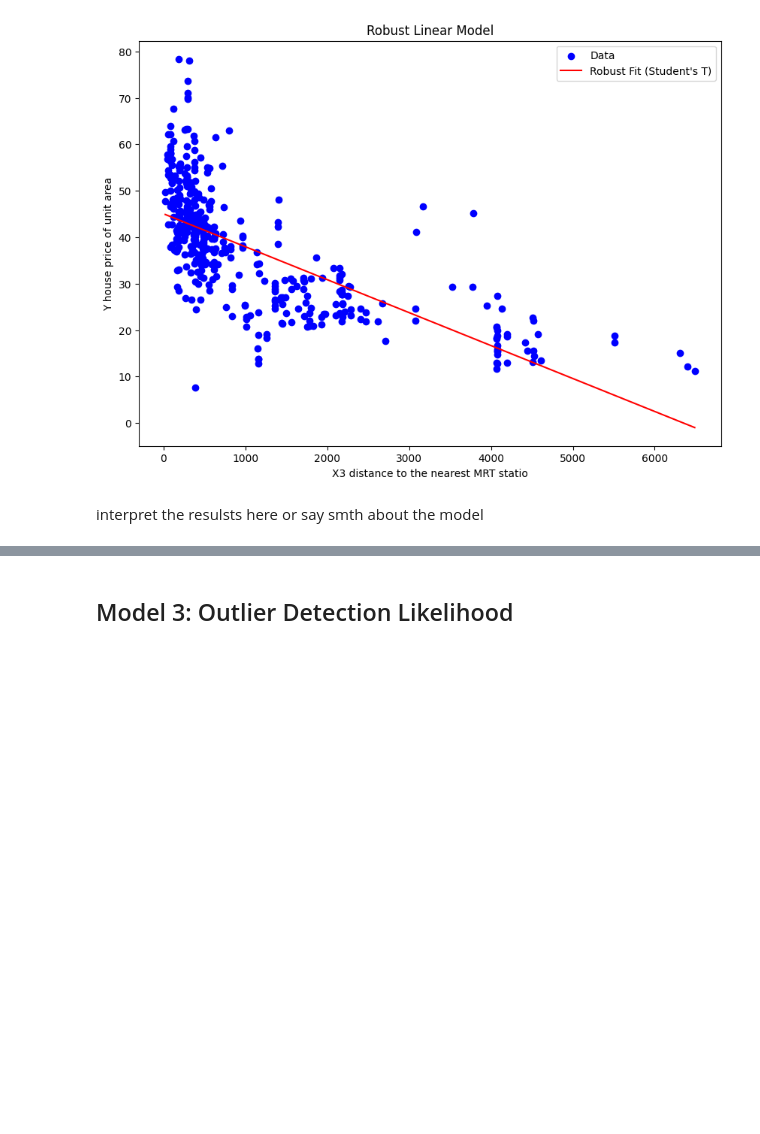
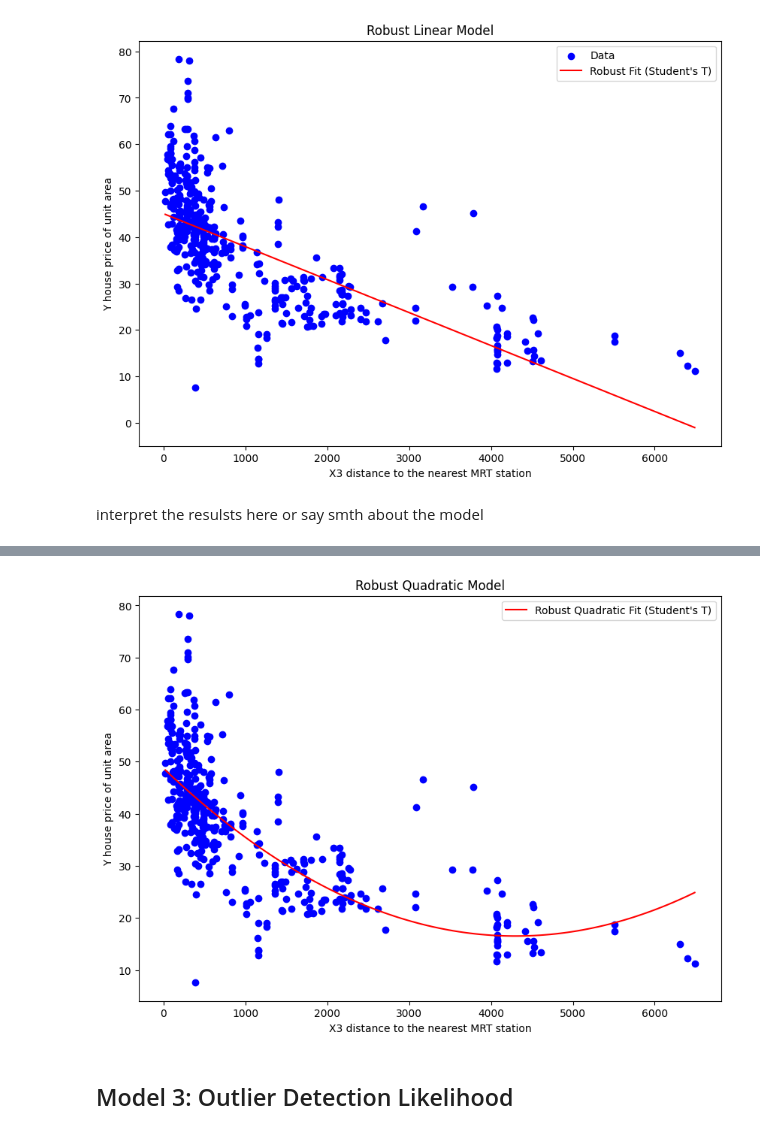
Before and after one commit to MacBeth-M/CS146-Project-1---Linear-Regression, a Jupyter notebook: CS146LinearRegression.ipynb, the cells around one changed output, grey strips where cells are left out. Cells and saved outputs as stored; diff of their text form; code cells hidden in the pictures; blank space fills up the shorter version.

```diff
--- a/CS146LinearRegression.ipynb
+++ b/CS146LinearRegression.ipynb
@@ -219,11 +297,14 @@ with pm.Model() as robust_quadratic_model:
     mu = a + b * real_estate['X3 distance to the nearest MRT station'] + c * real_estate['X3 distance to the nearest MRT station']**2
 
     # Robust likelihood using Student's T distribution
-    unit_price = pm.StudentT('unit_price', mu=mu, nu=nu, sigma=sigma,
-                          observed=real_estate['Y house price of unit area'])
+    unit_price = pm.StudentT('unit_price', mu=mu, nu=nu, sigma=sigma, observed=real_estate['Y house price of unit area'])
 
     # Sampling
     robust_quadratic_trace = pm.sample(tune=1000, draws=1000, chains=2)
+
+
+# Results
+print(az.summary(robust_quadratic_trace, var_names=['a', 'b', 'c', 'nu', 'sigma']))
 # %% [output]
 Auto-assigning NUTS sampler...
 Initializing NUTS using jitter+adapt_diag...
@@ -238,29 +331,30 @@ ValueError: Not enough samples to build a trace.
 # %%
 # Compute mean values for the parameters
 a3_samples = robust_quadratic_trace.posterior['a'].values
 b3_samples = robust_quadratic_trace.posterior['b'].values
 c3_samples = robust_quadratic_trace.posterior['c'].values
 
 a3_mean = a3_samples.mean()
 b3_mean = b3_samples.mean()
 c3_mean = c3_samples.mean()
 
 # Generate predicted values using the mean parameter estimates
-x_vals3 = np.linspace(min(real_estate['X3 distance to the nearest MRT station']),
+x_vals = np.linspace(min(real_estate['X3 distance to the nearest MRT station']),
                      max(real_estate['X3 distance to the nearest MRT station']), 100)
-y_vals_robust_quadratic = a3_mean + b3_mean * x_vals3 + c3_mean * x_vals3**2
+y_vals_robust_quadratic = a3_mean + b3_mean * x_vals + c3_mean * x_vals**2
 
 # Plot the data with the line of best fit
 plt.figure(figsize=(10, 7))
 plt.scatter(real_estate['X3 distance to the nearest MRT station'],
-            real_estate['tax_revenue'],
-            c='blue', label='Data')
+            real_estate['Y house price of unit area'], c = 'blue')
 plt.plot(x_vals, y_vals_robust_quadratic, c='red', label='Robust Quadratic Fit (Student\'s T)')
 plt.title('Robust Quadratic Model')
 plt.xlabel('X3 distance to the nearest MRT station')
 plt.ylabel('Y house price of unit area')
 plt.legend()
 plt.show()
+# %% [output]
+[figure, added]
 # %% [markdown]
 ## Model 3: Outlier Detection Likelihood
 # %% [markdown]
```
Also changed, not shown: parts of 11 cells of this notebook.
